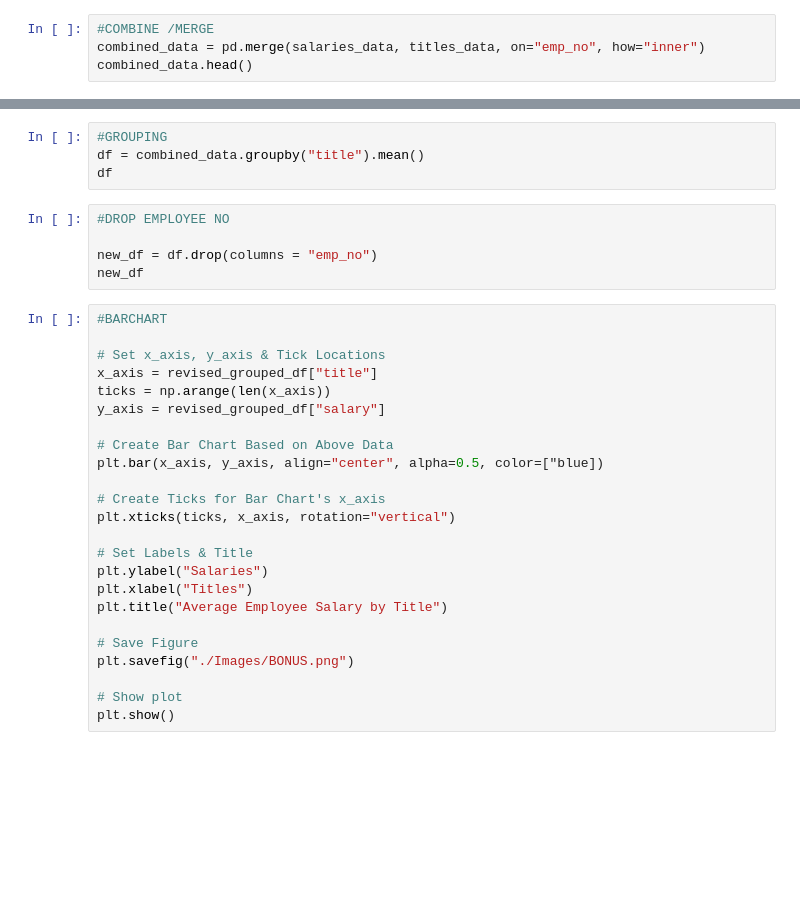
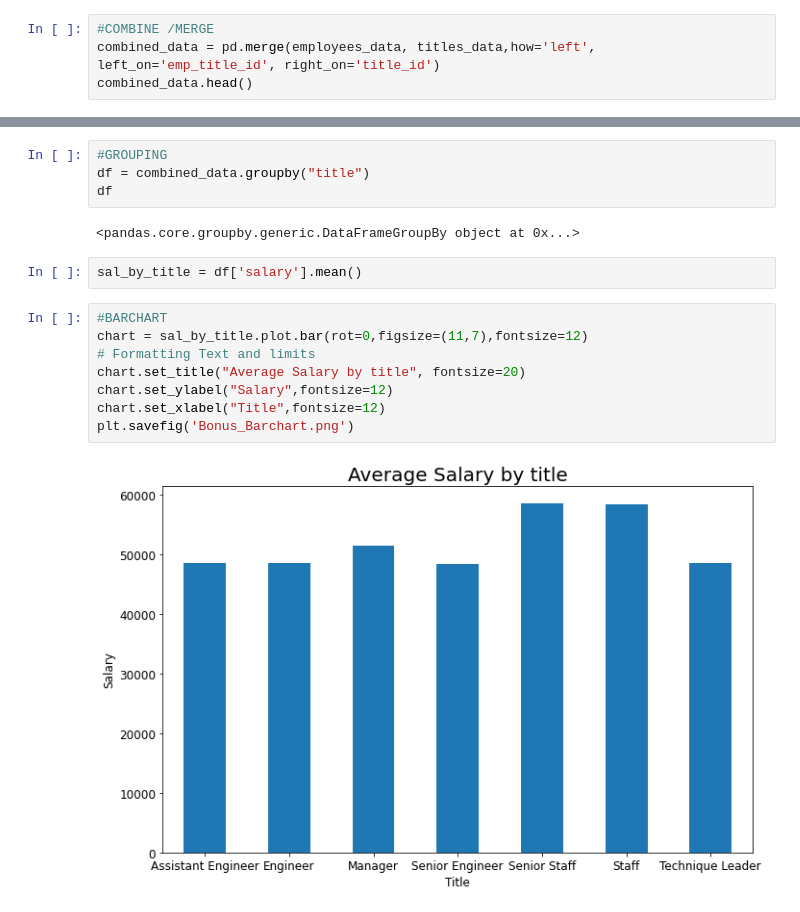
Before and after one commit to Kaylawkelly/9-SQL-Challenge, a Jupyter notebook: EmployeeSQL/Bonus.ipynb, the cells around one changed output, grey strips where cells are left out. Drawn from its saved outputs; the diff is of its cells as text; blank space fills up the shorter version.

```diff
--- a/EmployeeSQL/Bonus.ipynb
+++ b/EmployeeSQL/Bonus.ipynb
@@ -24,4 +46,4 @@ titles_data.head()
 # %%
 #COMBINE /MERGE
-combined_data = pd.merge(salaries_data, titles_data, on="emp_no", how="inner")
+combined_data = pd.merge(employees_data, titles_data,how='left', left_on='emp_title_id', right_on='title_id')
 combined_data.head()
@@ -28,33 +57,18 @@ combined_data.head()
 # %%
 #GROUPING
-df = combined_data.groupby("title").mean()
+df = combined_data.groupby("title")
 df
+# %% [output]
+<pandas.core.groupby.generic.DataFrameGroupBy object at 0x...>
-# %%
-#DROP EMPLOYEE NO
-
-new_df = df.drop(columns = "emp_no")
-new_df
-# %%
-#BARCHART
-
-# Set x_axis, y_axis & Tick Locations
-x_axis = revised_grouped_df["title"]
-ticks = np.arange(len(x_axis))
-y_axis = revised_grouped_df["salary"]
-
-# Create Bar Chart Based on Above Data
-plt.bar(x_axis, y_axis, align="center", alpha=0.5, color=["blue])
-
-# Create Ticks for Bar Chart's x_axis
-plt.xticks(ticks, x_axis, rotation="vertical")
-
-# Set Labels & Title
-plt.ylabel("Salaries")
-plt.xlabel("Titles")
-plt.title("Average Employee Salary by Title")
-
-# Save Figure
-plt.savefig("./Images/BONUS.png")
-
-# Show plot
-plt.show()
+# %%
+sal_by_title = df['salary'].mean()
+# %%
+#BARCHART
+chart = sal_by_title.plot.bar(rot=0,figsize=(11,7),fontsize=12)
+# Formatting Text and limits
+chart.set_title("Average Salary by title", fontsize=20)
+chart.set_ylabel("Salary",fontsize=12)
+chart.set_xlabel("Title",fontsize=12)
+plt.savefig('Bonus_Barchart.png')
+# %% [output]
+[figure, added]
```
Also changed, not shown: parts of 9 cells of this notebook, 4 other files.
